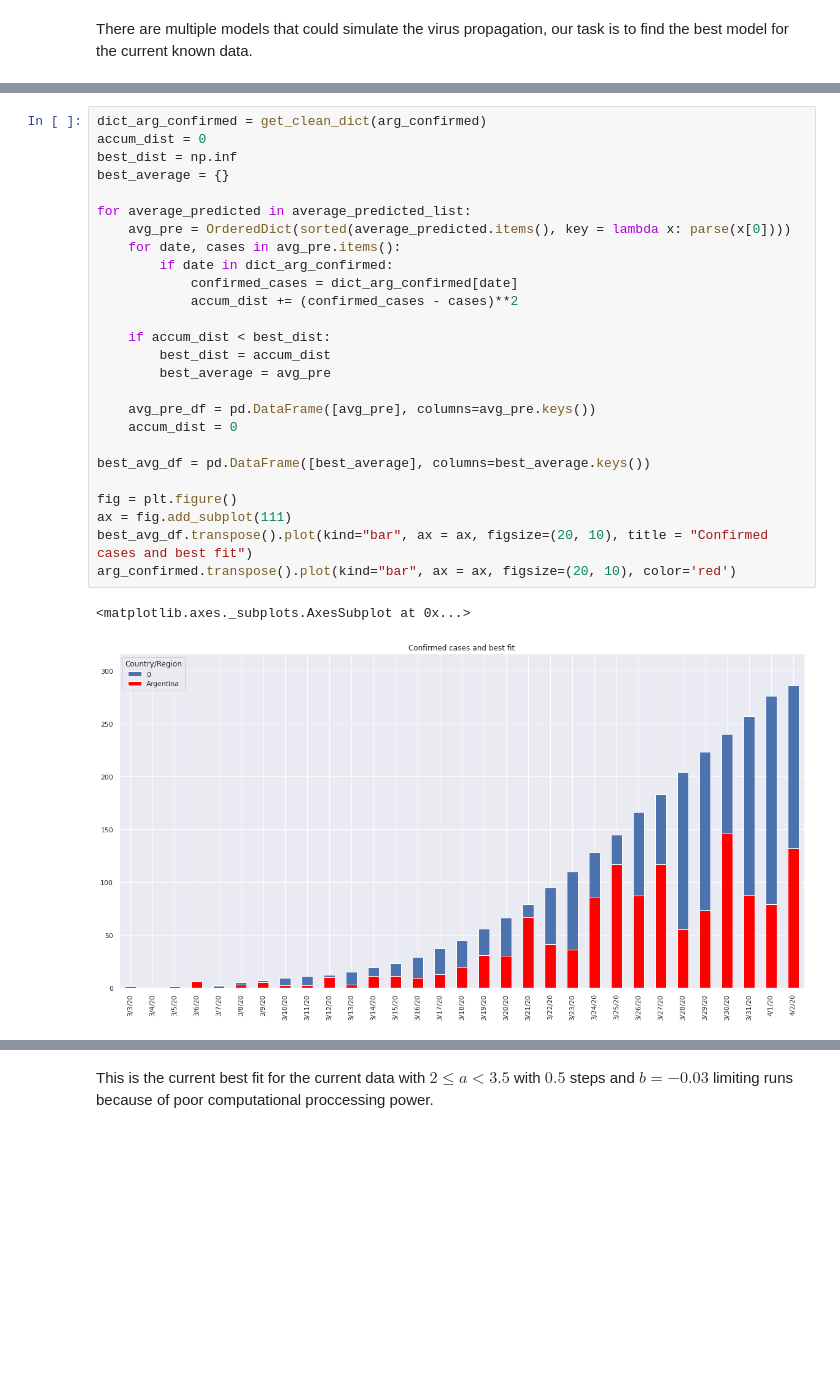
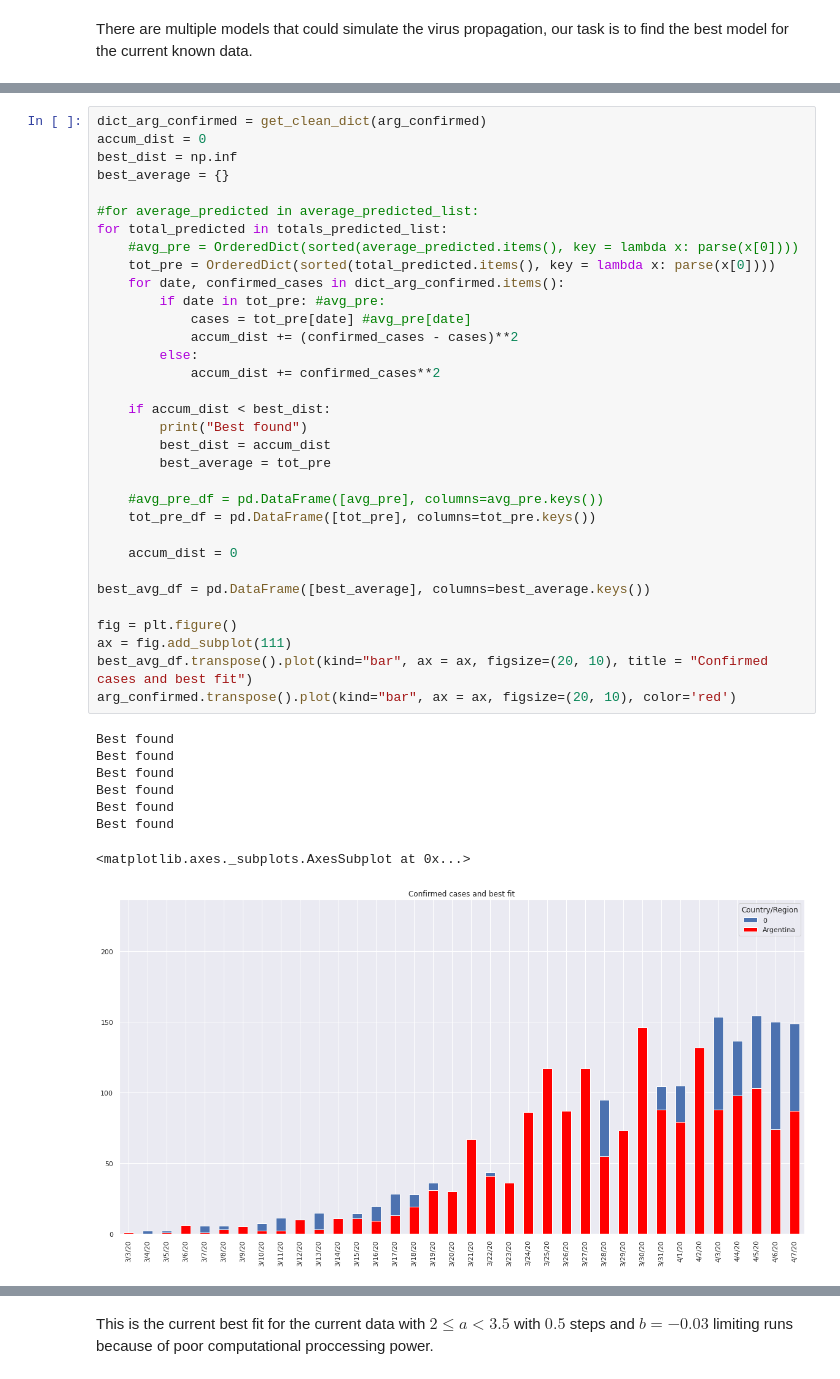
Before and after one commit to fiskker/COVID-19, a Jupyter notebook: Argentina COVID-19 Stats.ipynb, the cells around one changed output, grey strips where cells are left out. Saved outputs shown, nothing was run; the diff lists cells and outputs as text; blank space fills up the shorter version.

Commit message:
Update data

```diff
--- a/Argentina COVID-19 Stats.ipynb
+++ b/Argentina COVID-19 Stats.ipynb
@@ -335,30 +355,43 @@ for a in a_vars:
 # %%
 dict_arg_confirmed = get_clean_dict(arg_confirmed)
 accum_dist = 0
 best_dist = np.inf
 best_average = {}
 
-for average_predicted in average_predicted_list:
-    avg_pre = OrderedDict(sorted(average_predicted.items(), key = lambda x: parse(x[0])))
-    for date, cases in avg_pre.items():
-        if date in dict_arg_confirmed:
-            confirmed_cases = dict_arg_confirmed[date]
+#for average_predicted in average_predicted_list:
+for total_predicted in totals_predicted_list:
+    #avg_pre = OrderedDict(sorted(average_predicted.items(), key = lambda x: parse(x[0])))
+    tot_pre = OrderedDict(sorted(total_predicted.items(), key = lambda x: parse(x[0])))
+    for date, confirmed_cases in dict_arg_confirmed.items():
+        if date in tot_pre: #avg_pre:
+            cases = tot_pre[date] #avg_pre[date]
             accum_dist += (confirmed_cases - cases)**2
+        else:
+            accum_dist += confirmed_cases**2
 
     if accum_dist < best_dist:
+        print("Best found")
         best_dist = accum_dist
-        best_average = avg_pre
+        best_average = tot_pre
 
-    avg_pre_df = pd.DataFrame([avg_pre], columns=avg_pre.keys())
+    #avg_pre_df = pd.DataFrame([avg_pre], columns=avg_pre.keys())
+    tot_pre_df = pd.DataFrame([tot_pre], columns=tot_pre.keys())
+
     accum_dist = 0
 
 best_avg_df = pd.DataFrame([best_average], columns=best_average.keys())
 
 fig = plt.figure()
 ax = fig.add_subplot(111)
 best_avg_df.transpose().plot(kind="bar", ax = ax, figsize=(20, 10), title = "Confirmed cases and best fit")
 arg_confirmed.transpose().plot(kind="bar", ax = ax, figsize=(20, 10), color='red')
 # %% [output]
-<matplotlib.axes._subplots.AxesSubplot at 0x...>
+Best found
+Best found
+Best found
+Best found
+Best found
+Best found
+<matplotlib.axes._subplots.AxesSubplot at 0x...>
-[figure, old version]
+[figure, new version]
 # %% [markdown]
```
Also changed, not shown: parts of 17 cells of this notebook, 4 other files.
